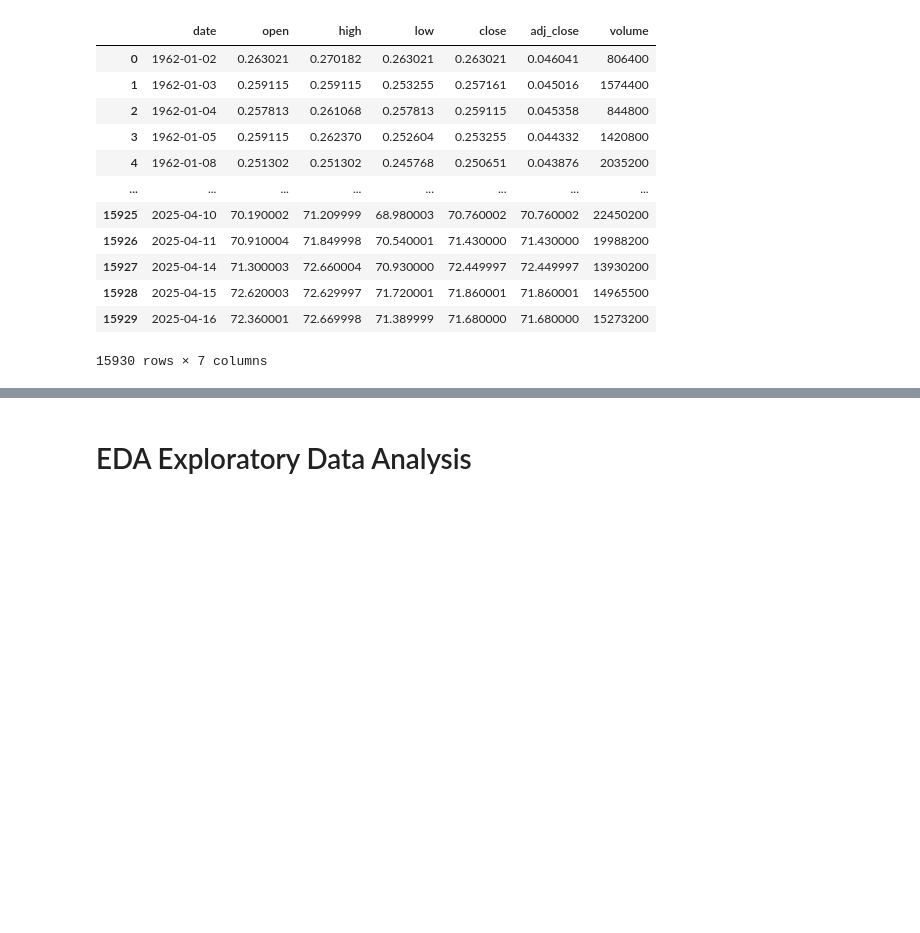
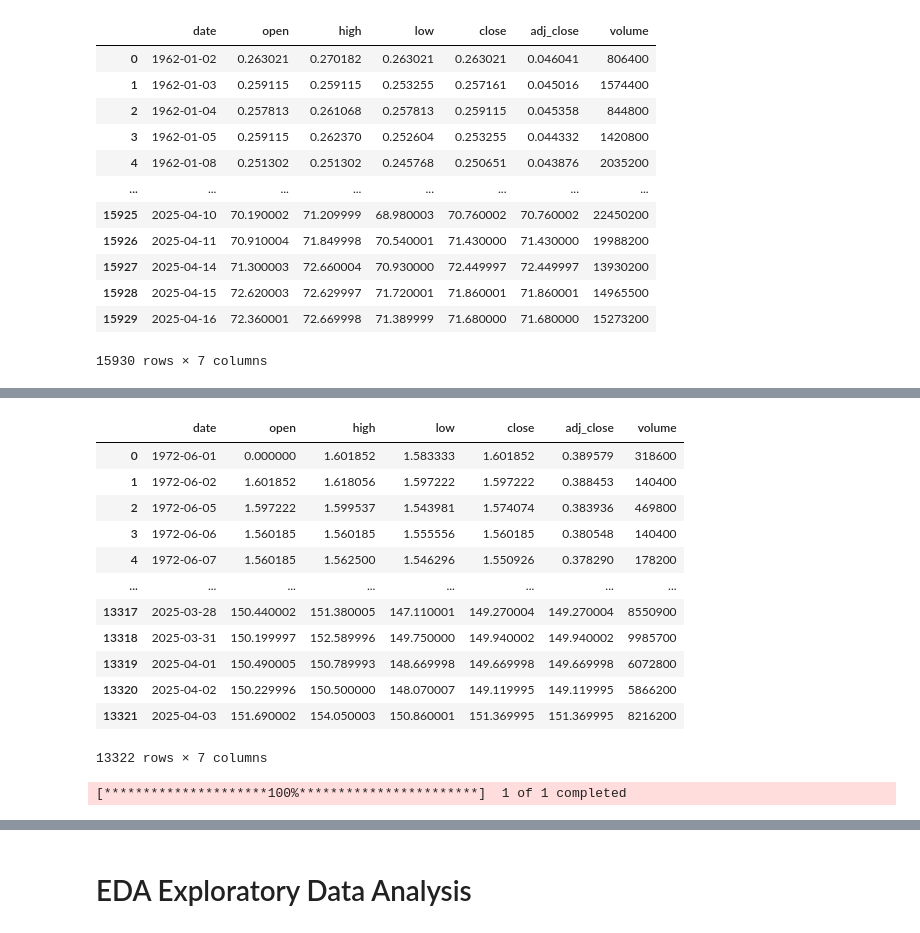
Before and after one commit to JuliusViktor/Analysis_of_Coca_Cola_Stock_Market, a Jupyter notebook: Script/Analysis_Of_Coca_Cola_Stock_Market.ipynb, the cells around one changed output, grey strips where cells are left out. Cells and saved outputs as stored; diff of their text form; code cells hidden in the pictures; blank space fills up the shorter version.

```diff
--- a/Script/Analysis_Of_Coca_Cola_Stock_Market.ipynb
+++ b/Script/Analysis_Of_Coca_Cola_Stock_Market.ipynb
@@ -128,0 +199,22 @@ cola_stock
+# %%
+pepsi_stock
+# %% [output]
+|  | date | open | high | low | close | adj_close | volume |
+| 0 | 1972-06-01 | 0.000000 | 1.601852 | 1.583333 | 1.601852 | 0.389579 | 318600 |
+| 1 | 1972-06-02 | 1.601852 | 1.618056 | 1.597222 | 1.597222 | 0.388453 | 140400 |
+| 2 | 1972-06-05 | 1.597222 | 1.599537 | 1.543981 | 1.574074 | 0.383936 | 469800 |
+| 3 | 1972-06-06 | 1.560185 | 1.560185 | 1.555556 | 1.560185 | 0.380548 | 140400 |
+| 4 | 1972-06-07 | 1.560185 | 1.562500 | 1.546296 | 1.550926 | 0.378290 | 178200 |
+| ... | ... | ... | ... | ... | ... | ... | ... |
+| 13317 | 2025-03-28 | 150.440002 | 151.380005 | 147.110001 | 149.270004 | 149.270004 | 8550900 |
+| 13318 | 2025-03-31 | 150.199997 | 152.589996 | 149.750000 | 149.940002 | 149.940002 | 9985700 |
+| 13319 | 2025-04-01 | 150.490005 | 150.789993 | 148.669998 | 149.669998 | 149.669998 | 6072800 |
+| 13320 | 2025-04-02 | 150.229996 | 150.500000 | 148.070007 | 149.119995 | 149.119995 | 5866200 |
+| 13321 | 2025-04-03 | 151.690002 | 154.050003 | 150.860001 | 151.369995 | 151.369995 | 8216200 |
+13322 rows × 7 columns
+# %%
+#KDP stock I will be importing it from Yahoo Finance
+kdp_stock = yf.download('KDP', start = '1993-09-21', end= '2025-04-04',auto_adjust=False)
+kdp_stock = kdp_stock.to_csv("/Users/julius/Personal/Personal_Project/Coca_cola_Project/Analysis_of_Coca_Cola_Stock_Market/Dataset/kdp_stock.csv")
+# %% [output]
+[*********************100%***********************]  1 of 1 completed
```
Also changed, not shown: parts of 24 cells of this notebook, 4 other files.
